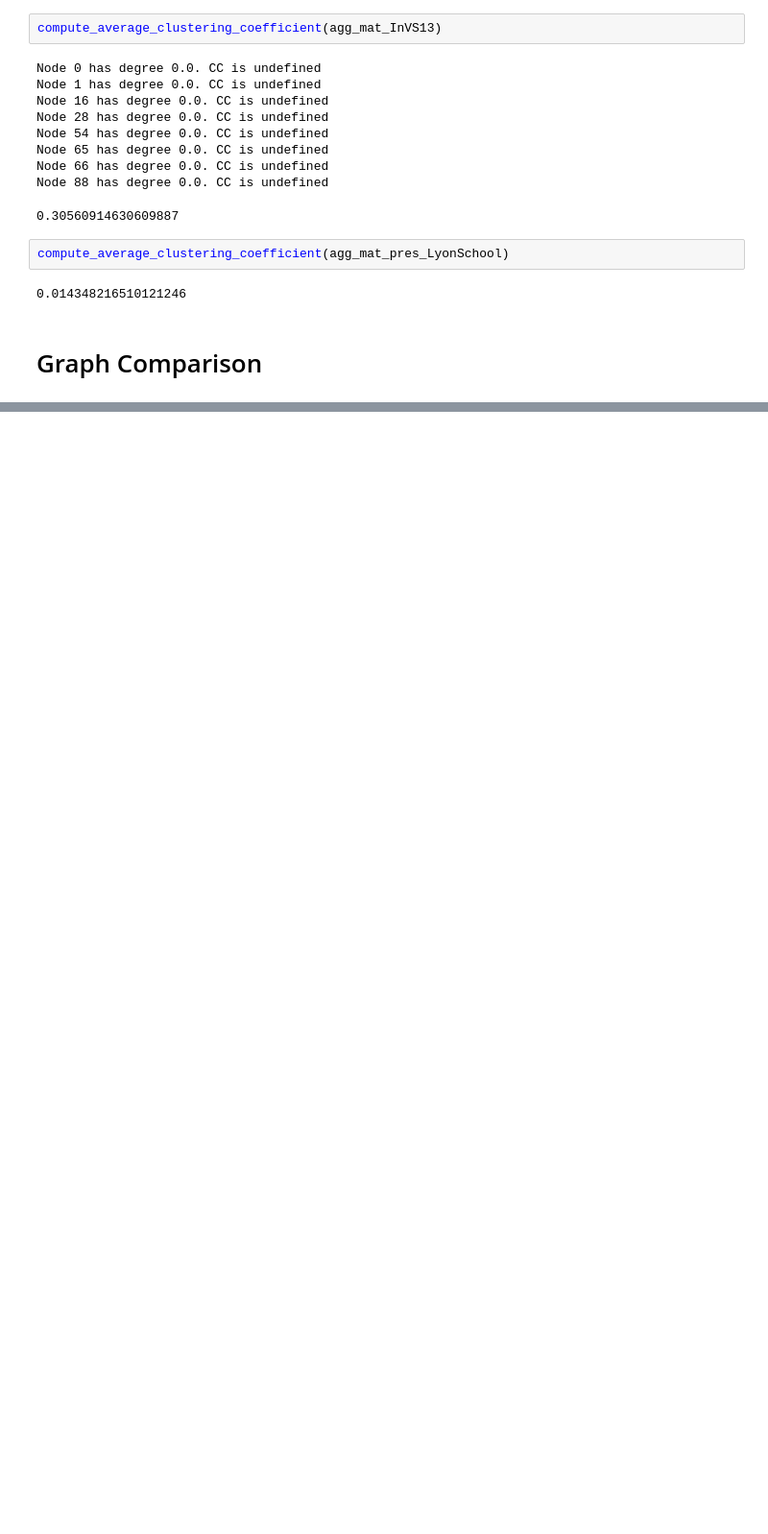
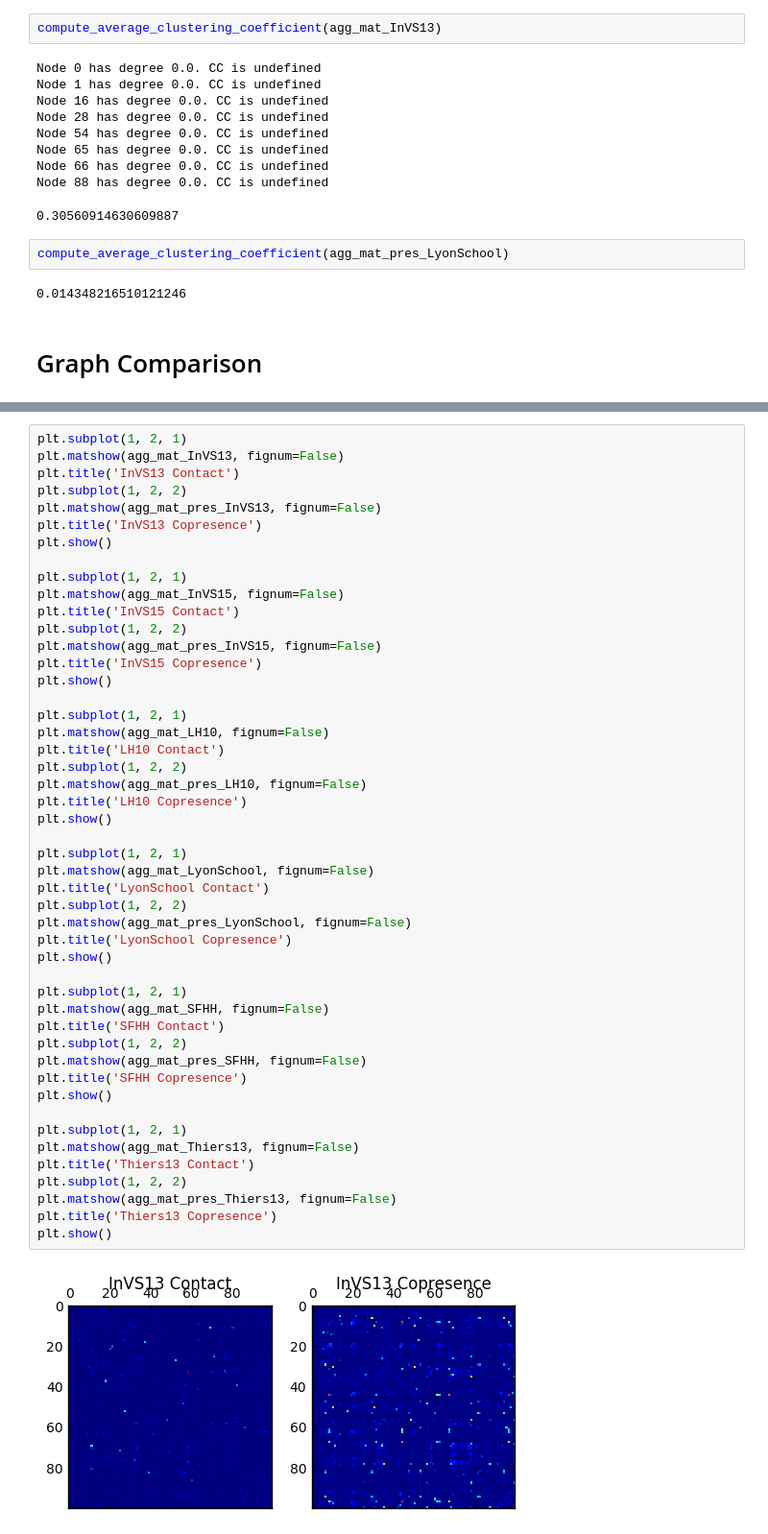
Before and after one commit to ConradHougen/GraphEpidemicEstimation, a Jupyter notebook: graph_stats.ipynb, the cells around one changed output, grey strips where cells are left out. Shown at 96% size. Cells and saved outputs as stored; diff of their text form; blank space fills up the shorter version.

```diff
--- a/graph_stats.ipynb
+++ b/graph_stats.ipynb
@@ -234,0 +472,50 @@ compute_average_clustering_coefficient(agg_mat_pres_LyonSchool)
+# %%
+plt.subplot(1, 2, 1)
+plt.matshow(agg_mat_InVS13, fignum=False)
+plt.title('InVS13 Contact')
+plt.subplot(1, 2, 2)
+plt.matshow(agg_mat_pres_InVS13, fignum=False)
+plt.title('InVS13 Copresence')
+plt.show()
+
+plt.subplot(1, 2, 1)
+plt.matshow(agg_mat_InVS15, fignum=False)
+plt.title('InVS15 Contact')
+plt.subplot(1, 2, 2)
+plt.matshow(agg_mat_pres_InVS15, fignum=False)
+plt.title('InVS15 Copresence')
+plt.show()
+
+plt.subplot(1, 2, 1)
+plt.matshow(agg_mat_LH10, fignum=False)
+plt.title('LH10 Contact')
+plt.subplot(1, 2, 2)
+plt.matshow(agg_mat_pres_LH10, fignum=False)
+plt.title('LH10 Copresence')
+plt.show()
+
+plt.subplot(1, 2, 1)
+plt.matshow(agg_mat_LyonSchool, fignum=False)
+plt.title('LyonSchool Contact')
+plt.subplot(1, 2, 2)
+plt.matshow(agg_mat_pres_LyonSchool, fignum=False)
+plt.title('LyonSchool Copresence')
+plt.show()
+
+plt.subplot(1, 2, 1)
+plt.matshow(agg_mat_SFHH, fignum=False)
+plt.title('SFHH Contact')
+plt.subplot(1, 2, 2)
+plt.matshow(agg_mat_pres_SFHH, fignum=False)
+plt.title('SFHH Copresence')
+plt.show()
+
+plt.subplot(1, 2, 1)
+plt.matshow(agg_mat_Thiers13, fignum=False)
+plt.title('Thiers13 Contact')
+plt.subplot(1, 2, 2)
+plt.matshow(agg_mat_pres_Thiers13, fignum=False)
+plt.title('Thiers13 Copresence')
+plt.show()
+# %% [output]
+[figure, added]
```
Also changed, not shown: parts of 10 cells of this notebook.
